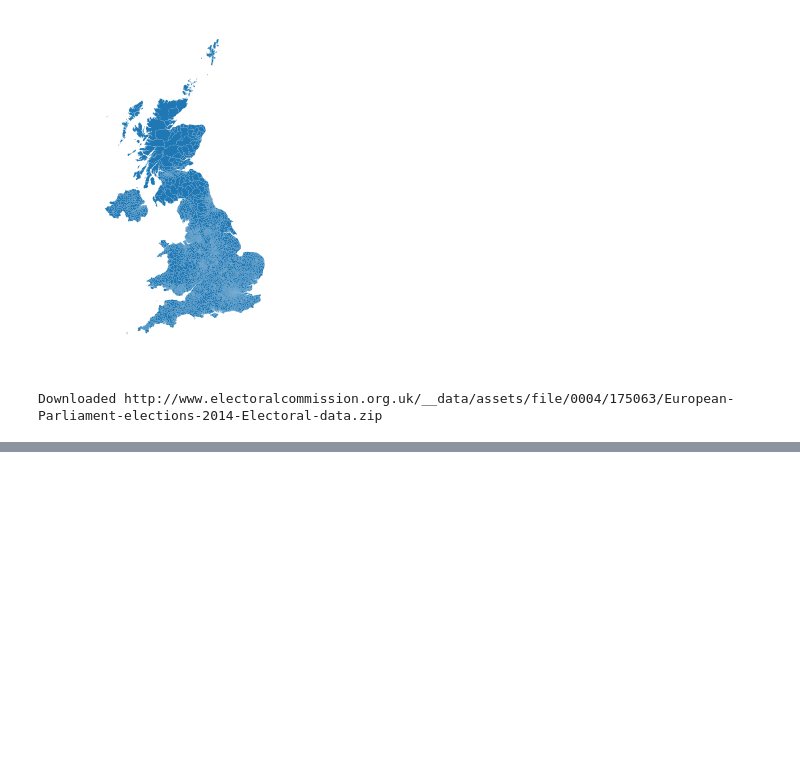
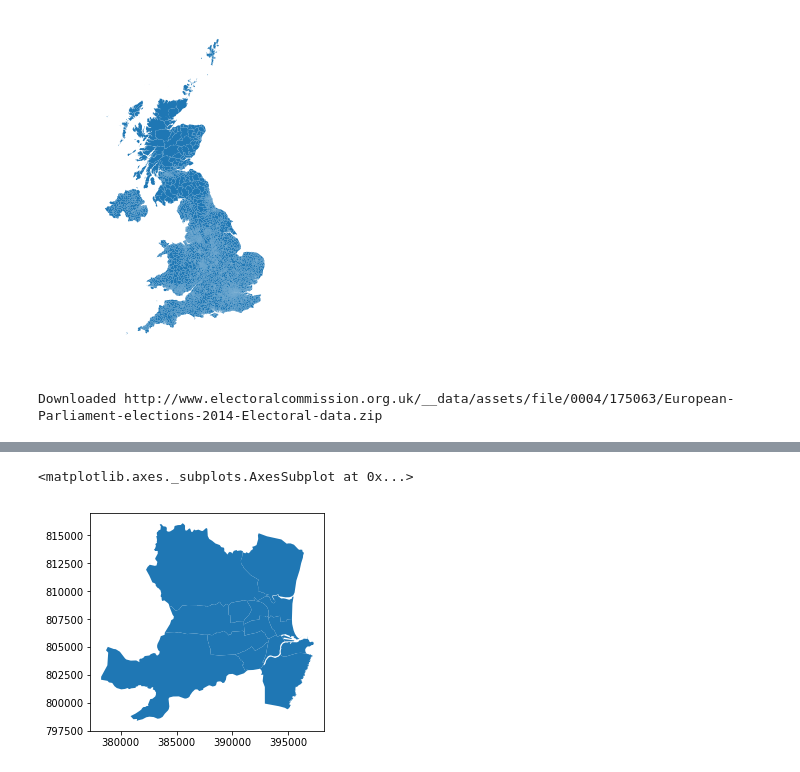
Before and after one commit to time4tea/learning-jupyter, a Jupyter notebook: EU Elections.ipynb, the cells around one changed output, grey strips where cells are left out. Saved outputs shown, nothing was run; the diff lists cells and outputs as text; code cells hidden in the pictures; blank space fills up the shorter version.

```diff
--- a/EU Elections.ipynb
+++ b/EU Elections.ipynb
@@ -84,0 +65,4 @@ results
+# %%
+results["lad"] = results["Local Authority"].str.lower()
+# %%
+results.drop("Unnamed: 4", axis=1, inplace=True)
@@ -85,2 +71,2 @@ results
 # %%
-map_frame.loc[map_frame['lad16nm'] == "Aberdeenshire"]
+map_frame['lad'] = map_frame["lad16nm"].str.lower()
@@ -104,0 +93,7 @@ map_frame.loc[map_frame['lad16nm'] == "Aberdeenshire"]
+# %%
+joined = map_frame.set_index("lad").join(results.set_index("lad"))
+# %%
+joined.loc["aberdeen city", [ "geometry"]].plot()
+# %% [output]
+<matplotlib.axes._subplots.AxesSubplot at 0x...>
+[figure, added]
```
Also changed, not shown: parts of 6 cells of this notebook.
